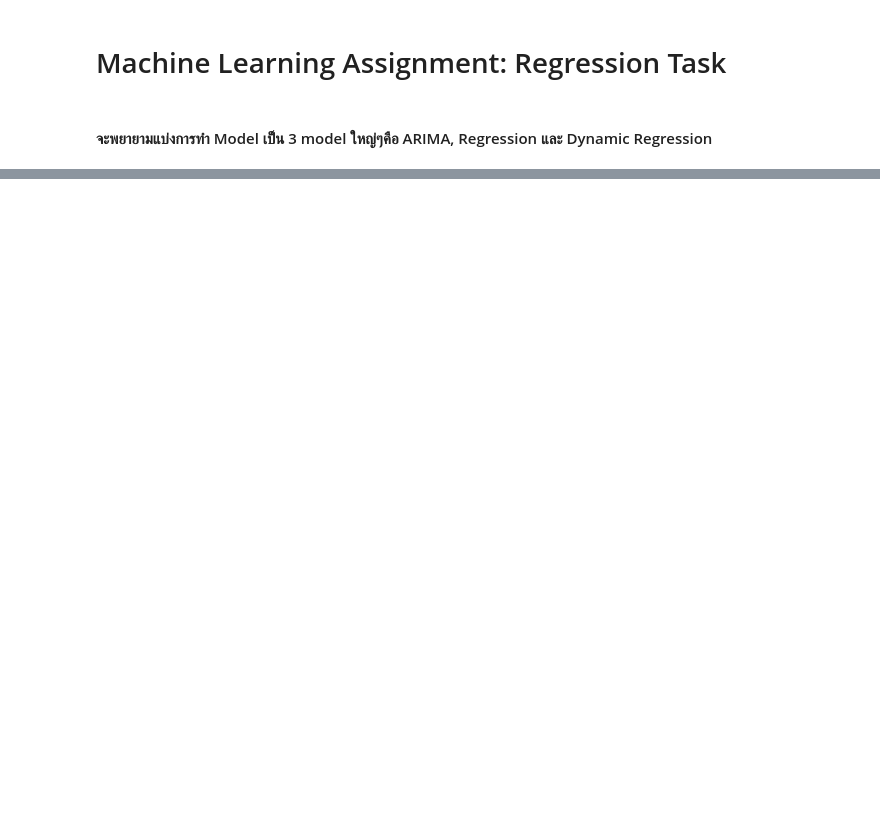
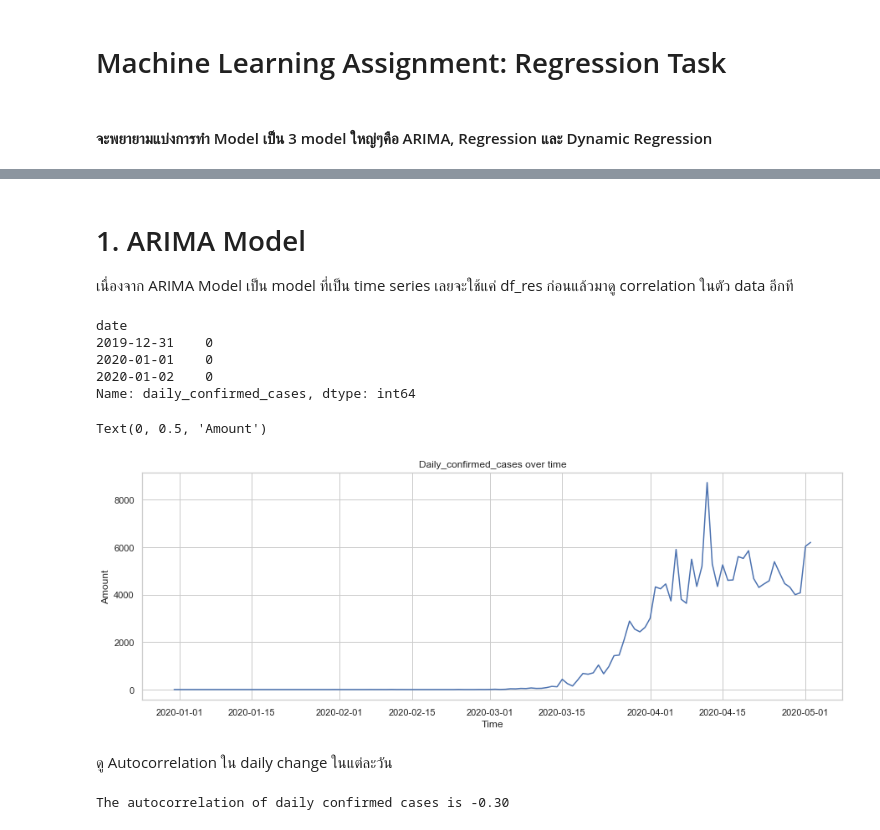
Before and after one commit to kate006naja/MachineLearningClassCode, a Jupyter notebook: project/Task2.ipynb, the cells around one changed output, grey strips where cells are left out. Saved outputs shown, nothing was run; the diff lists cells and outputs as text; code cells hidden in the pictures; blank space fills up the shorter version.

```diff
--- a/project/Task2.ipynb
+++ b/project/Task2.ipynb
@@ -25,0 +40,43 @@ df_mob = pd.read_csv('UK_mobility_results-20200503-152437.csv') # from bigquery-
+# %% [markdown]
+# 1. ARIMA Model
+เนื่องจาก ARIMA Model เป็น model ที่เป็น time series เลยจะใช้แค่ df_res ก่อนแล้วมาดู correlation ในตัว data อีกที
+# %%
+# Safety first
+df_res2 = df_res.copy()
+# %%
+df_res = df_res2.copy()
+# %%
+# Set date column into index
+df_res = df_res.set_index(['date'])
+df_res.index = pd.to_datetime(df_res.index)
+# %%
+# slice dataframe because we use time series model so it only need 1 columns (of independent variables)
+df_res = df_res.iloc[:, 3]
+df_res.head(3)
+# %% [output]
+date
+2019-12-31    0
+2020-01-01    0
+2020-01-02    0
+Name: daily_confirmed_cases, dtype: int64
+# %%
+# Observed Daily confirmed Cases
+plt.figure(figsize=(15, 5))
+plt.plot(df_res)
+plt.title('Daily_confirmed_cases over time')
+plt.xlabel('Time')
+plt.ylabel('Amount')
+# %% [output]
+Text(0, 0.5, 'Amount')
+[figure, added]
+# %% [markdown]
+ดู Autocorrelation ใน daily change ในแต่ละวัน
+# %%
+daily_diff = df_res.diff()
+
+# Compute autocorrelation of daily different of confirmed cases
+autocorr_daily = daily_diff.autocorr()
+print("The autocorrelation of daily confirmed cases\
+ is %4.2f" %(autocorr_daily))
+# %% [output]
+The autocorrelation of daily confirmed cases is -0.30
```
Also changed, not shown: parts of 18 cells of this notebook.
